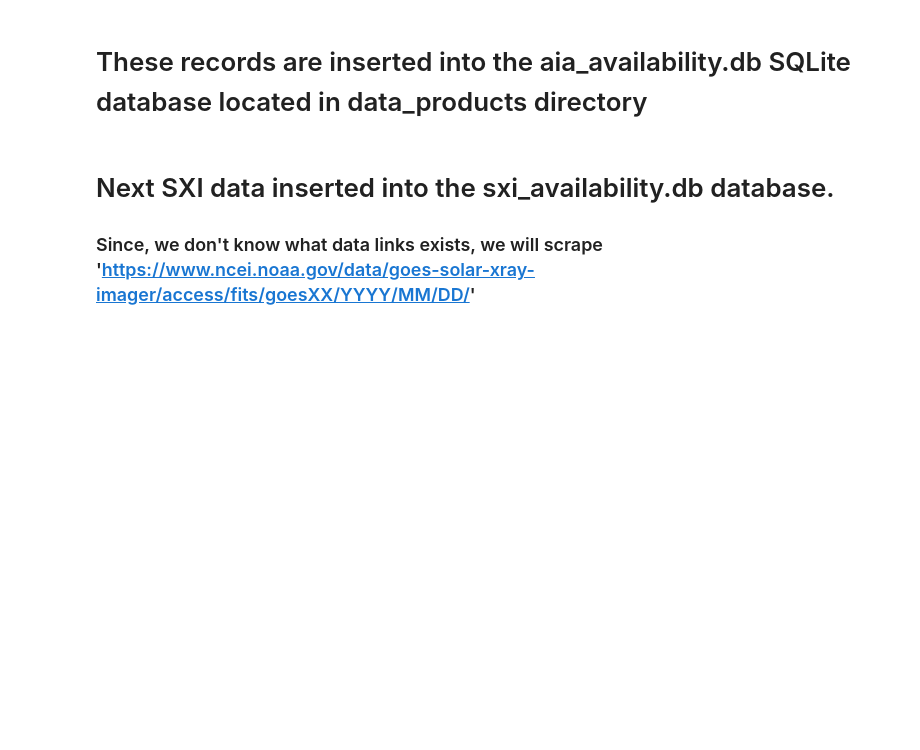
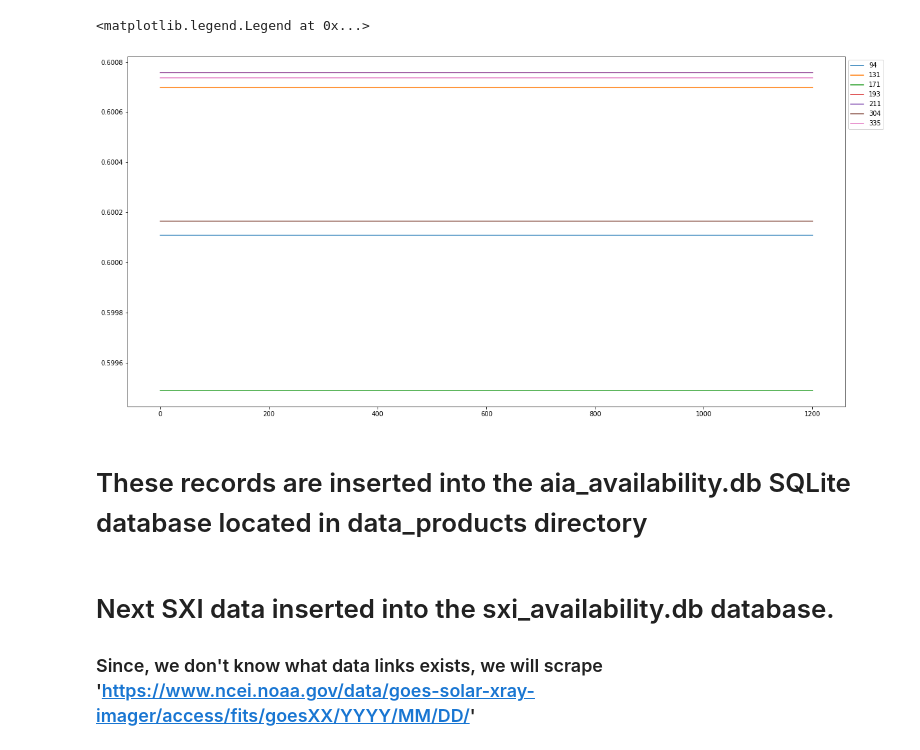
Before and after one commit to jpadial15/ALEXIS_pipeline, a Jupyter notebook: jupyter_notebooks/create_aia_avail.ipynb, the cells around one changed output. Drawn from its saved outputs; the diff is of its cells as text; code cells hidden in the pictures; blank space fills up the shorter version.

Commit message:
CDELT1 in the query metadata for plate scale ratio in HARP PIX bbox creation for each AIA WL

```diff
--- a/jupyter_notebooks/create_aia_avail.ipynb
+++ b/jupyter_notebooks/create_aia_avail.ipynb
@@ -73,7 +73,8 @@ keys = [
     "RSUN_OBS",
     "RSUN_REF",
     "DSUN_REF",
-    "DSUN_OBS"
+    "DSUN_OBS",
+    "CDELT1"
 ]
 # %%
 start_download_from = '2010-06-01T00:00:00'
@@ -141,3 +126,20 @@ records
+# %%
+import matplotlib.pyplot as plt
+import numpy as np
+fig = plt.figure(figsize = (20,10))
+ax = fig.add_subplot(111)
+
+for wl, wl_group in records.groupby(['WAVELNTH']):
+
+    x_axis = np.arange(0,len(wl_group))
+    y_axis = wl_group.CDELT1
+    ax.plot(x_axis, y_axis, label = wl)
+
+ax.legend(loc='upper left', bbox_to_anchor=(1, 1))
+# ax.set_ylim(0,1)
+# %% [output]
+<matplotlib.legend.Legend at 0x...>
+[figure, added]
 # %% [markdown]
 # These records are inserted into the aia_availability.db SQLite database located in data_products directory
 # %% [markdown]
```
Also changed, not shown: parts of 3 cells of this notebook.
